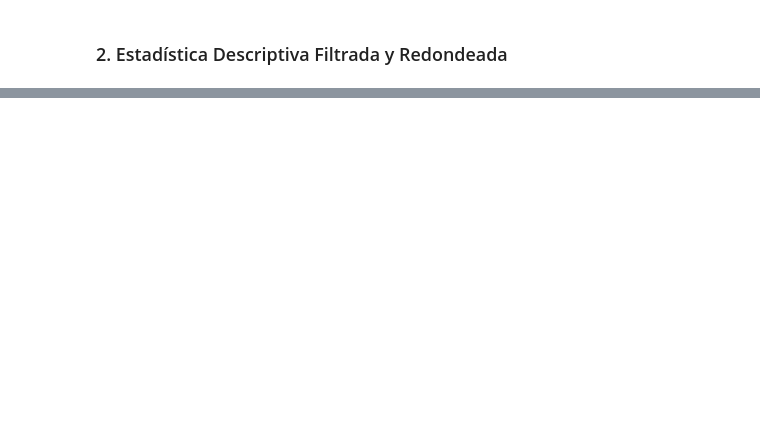
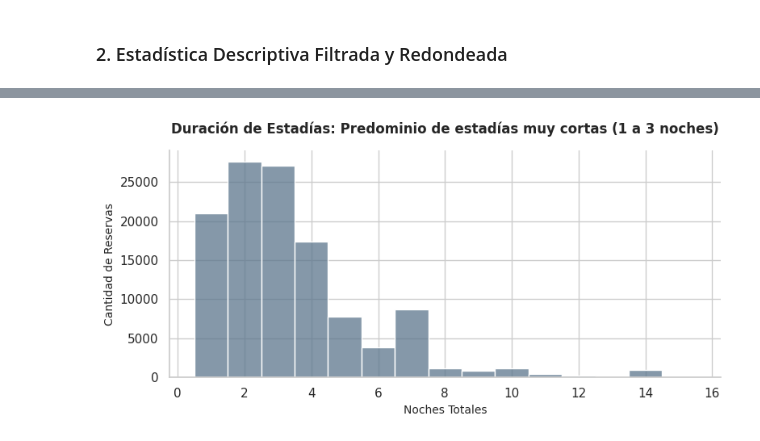
Before and after one commit to BucciCarlos/entregafinal_pp, a Jupyter notebook: notebooks/02_analisis_univariado.ipynb, the cells around one changed output, grey strips where cells are left out. Drawn from its saved outputs; the diff is of its cells as text; code cells hidden in the pictures; blank space fills up the shorter version.

```diff
--- a/notebooks/02_analisis_univariado.ipynb
+++ b/notebooks/02_analisis_univariado.ipynb
@@ -53,0 +185,19 @@ df_desc
+# %%
+plt.figure(figsize=(8, 4))
+# Limitamos a un rango razonable para evitar la distorsión de outliers extremos en la visualización
+ax = sns.histplot(
+    data=df[df['noches_totales'] <= 15],
+    x='noches_totales',
+    discrete=True,
+    color='#5C768D'
+)
+
+# Estética ejecutiva y despine
+ax.set_title("Duración de Estadías: Predominio de estadías muy cortas (1 a 3 noches)", fontsize=12, weight='bold', pad=15)
+ax.set_xlabel("Noches Totales", fontsize=10)
+ax.set_ylabel("Cantidad de Reservas", fontsize=10)
+sns.despine()
+plt.tight_layout()
+plt.show()
+# %% [output]
+[figure, added]
```
Also changed, not shown: parts of 13 cells of this notebook, 11 other files.
